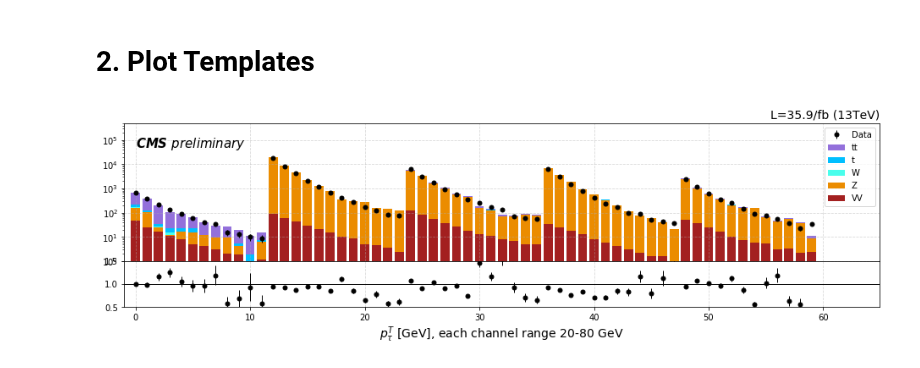
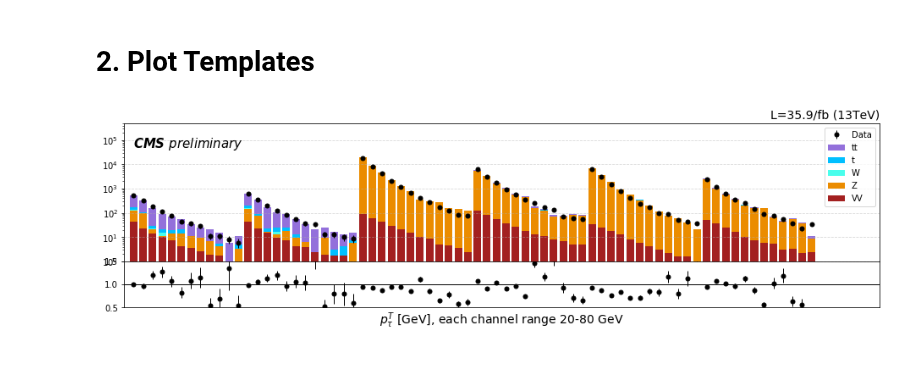
Before and after one commit to ZihengChen/WBranchingFaction, a Jupyter notebook: notebooks/studies/misid_templateDF.ipynb, the cells around one changed output. Drawn from its saved outputs; the diff is of its cells as text; code cells hidden in the pictures.

```diff
--- a/notebooks/studies/misid_templateDF.ipynb
+++ b/notebooks/studies/misid_templateDF.ipynb
@@ -25,11 +25,11 @@ Y = np.load(baseDir + "data/misidtemplates/shaping/Y_.npy")
 temp = np.concatenate(X,axis=1)
 targ = np.concatenate(Y,axis=0)
 # separate processes
-mctt = np.sum(temp[0:4],axis=0)
-mct  = np.sum(temp[4:8],axis=0)
-mcw  = np.sum(temp[8:12],axis=0)
-mcz  = np.sum(temp[12:16],axis=0)
-mcvv = np.sum(temp[16:20],axis=0)
+mctt = np.sum(temp[0:5],axis=0)
+mct  = np.sum(temp[5:10],axis=0)
+mcw  = np.sum(temp[10:15],axis=0)
+mcz  = np.sum(temp[15:20],axis=0)
+mcvv = np.sum(temp[20:25],axis=0)
 
 mclist = [mcvv,mcz,mcw,mct,mctt]
 # %%
@@ -45,32 +45,33 @@ fig.subplots_adjust(hspace=0)
 
 
 c = np.arange(targ.size)
 accum = np.zeros(targ.size)
 
 # making plot
 
 ax = axes[0]
 for i in range(len(mclist)):
     height = mclist[i]
     ax.bar(c, height, bottom=accum, width=0.8, alpha=1, color=colorList[i],label=labelList[i])
     accum += height
 ax.errorbar(c, targ,yerr=targ**0.5, c='k', fmt='.',markersize=10,lw=1, label='Data')
 ax.grid(True,linestyle="--",alpha=0.5)
 handles, labels = ax.get_legend_handles_labels()
 ax.legend(handles[::-1], labels[::-1])
 ax.set_yscale('log')
 ax.set_ylim(1,5e5)
 ax.text(0, 5e4, r'CMS $preliminary$',style="italic",fontsize="15",fontweight='bold')
 ax.set_title("L=35.9/fb (13TeV)",loc="right",fontsize=14)
 
 ax = axes[1]
 ax.errorbar(c, targ/accum, yerr=targ**0.5/accum, c='k', fmt='.',markersize=10,lw=1)
 ax.grid(True,linestyle="--",alpha=0.5)
 ax.axhline(1,lw=1,color='k')
 ax.set_ylim(0.5,1.5)
 ax.set_xlim(c.min()-1., 1.1*c.max())
+ax.set_xticks([])
 ax.set_xlabel(r'$p^T_\tau$ [GeV], each channel range 20-80 GeV',fontsize=14)
 
-plt.savefig('../../plots/tauID',dpi=300)
+plt.savefig('../../plots/tauID_prefit',dpi=300)
 # %% [output]
-[figure, old version]
+[figure, new version]
```
Also changed, not shown: 3 other files.
